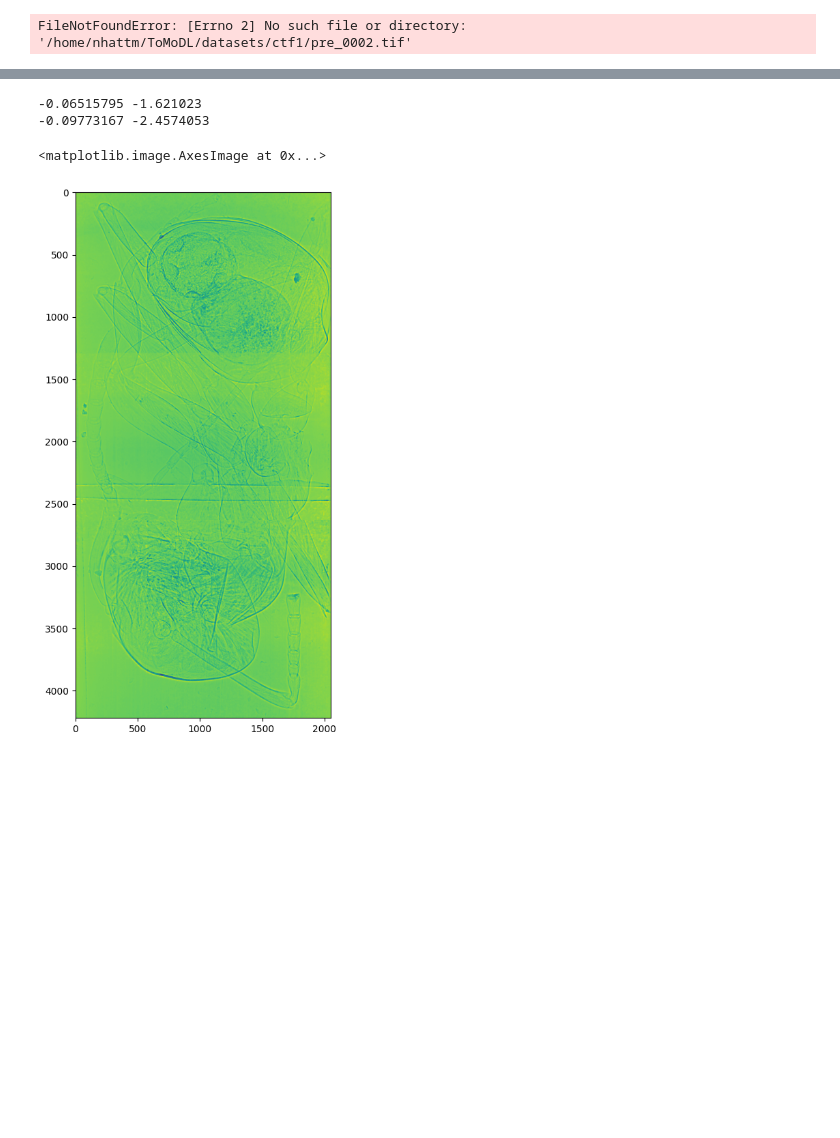
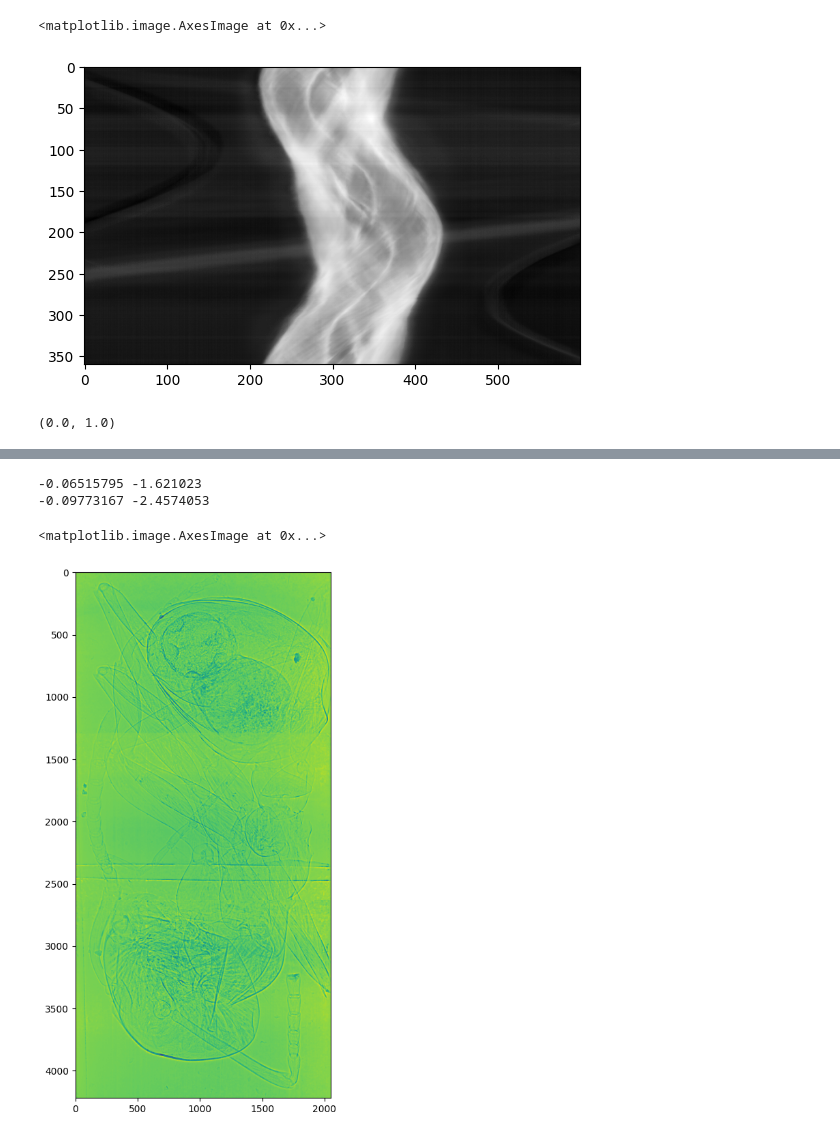
Before and after one commit to obandomarcos/ToMoDL, a Jupyter notebook: test_tomopy.ipynb, the cells around one changed output, grey strips where cells are left out. Saved outputs shown, nothing was run; the diff lists cells and outputs as text; code cells hidden in the pictures; blank space fills up the shorter version.

```diff
--- a/test_tomopy.ipynb
+++ b/test_tomopy.ipynb
@@ -46,3 +55,13 @@ def flat_field_estimate(img, ratio_corners=0.03):
     flat_field_estimate = valid_corners.mean()
 
     return flat_field_estimate
+# %%
+list_image = natsorted(glob.glob("datasets/DataOPT/140827_3dpf_4x/16-24/elaborated/t00000/*.tif"))
+sinos = []
+for image_path in list_image:
+    tif_image = tiff.imread(image_path)
+    # tif_image = min_max_normalize(tif_image)
+    image = tif_image.max() - tif_image
+    sinos.append(image)
+
+sinos = np.stack(sinos)
@@ -49,7 +113,16 @@ def flat_field_estimate(img, ratio_corners=0.03):
+# %%
+plt.imshow(sinos[:, :, 50], cmap="gray")
+# %% [output]
+<matplotlib.image.AxesImage at 0x...>
+[figure, added]
+# %%
+tif_image.min(), tif_image.max()
+# %% [output]
+(0.0, 1.0)
 # %%
 from skimage import exposure
 ctf3 = natsorted(glob.glob("datasets/ctf3/*.tif"))
-os.makedirs("datasets/stitched_2X_acc10x_vs2", exist_ok=True)
+os.makedirs("datasets/stitched_2X_acc10x_no_equal", exist_ok=True)
 for image_path1 in tqdm.tqdm(ctf3[::10]):
     image1 = tiff.imread(image_path1)
     image2 = tiff.imread(image_path1.replace("ctf3", "ctf2"))
@@ -77,16 +150,15 @@ for image_path1 in tqdm.tqdm(ctf3[::10]):
             y_offset += img_height - y
 
     stitched_image = stitched_image[80 : -x - y - 450, :]
-    # stitched_image = stitched_image / flat_field_estimate(stitched_image)
 
+    # stitched_image = stitched_image - flat_field_estimate(stitched_image)
     # downscale the image to 1/2
     stitched_image = resize(stitched_image, (stitched_image.shape[0] // 2, stitched_image.shape[1] // 2), anti_aliasing=True)
     stitched_image = normalize_01(stitched_image)
-    stitched_image = exposure.equalize_adapthist(stitched_image, clip_limit=0.03)
-    stitched_image = stitched_image.max() - stitched_image
-
+    # stitched_image = exposure.equalize_adapthist(stitched_image, clip_limit=0.03)
+    # stitched_image = stitched_image.max() - stitched_image
+    stitched_image = normalize_01(stitched_image)
     # convert to 16 bit
     stitched_image = (stitched_image * 65535).astype(np.uint16, copy=False)
-    tiff.imsave(image_path1.replace("ctf3", "stitched_2X_acc10x_vs2"), stitched_image)
+    tiff.imsave(image_path1.replace("ctf3", "stitched_2X_acc10x_no_equal"), stitched_image)
+    # break
-# %% [output]
-FileNotFoundError: [Errno 2] No such file or directory: '/home/nhattm/ToMoDL/datasets/ctf1/pre_0002.tif'
```
Also changed, not shown: parts of 21 cells of this notebook, 13 other files.
